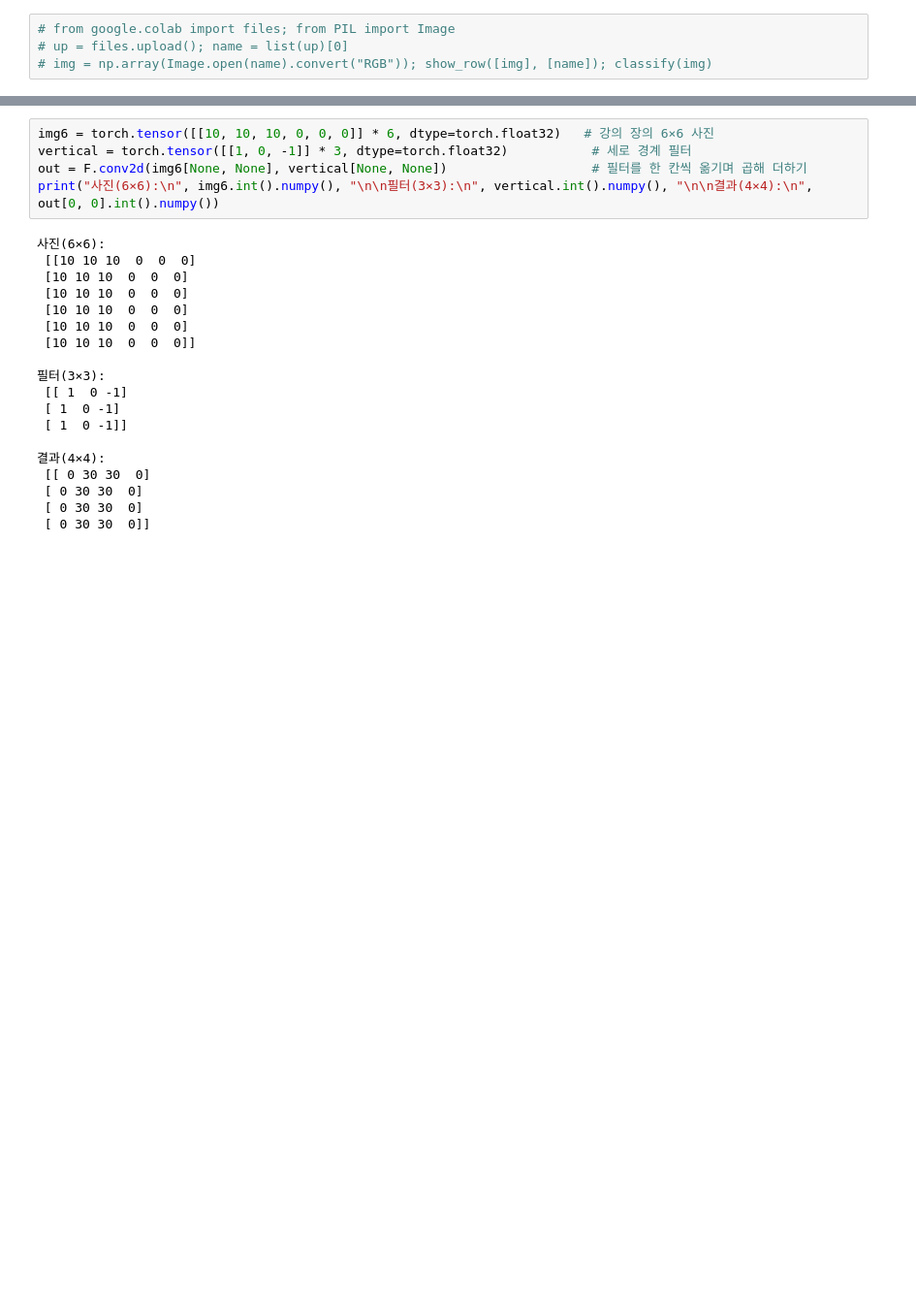
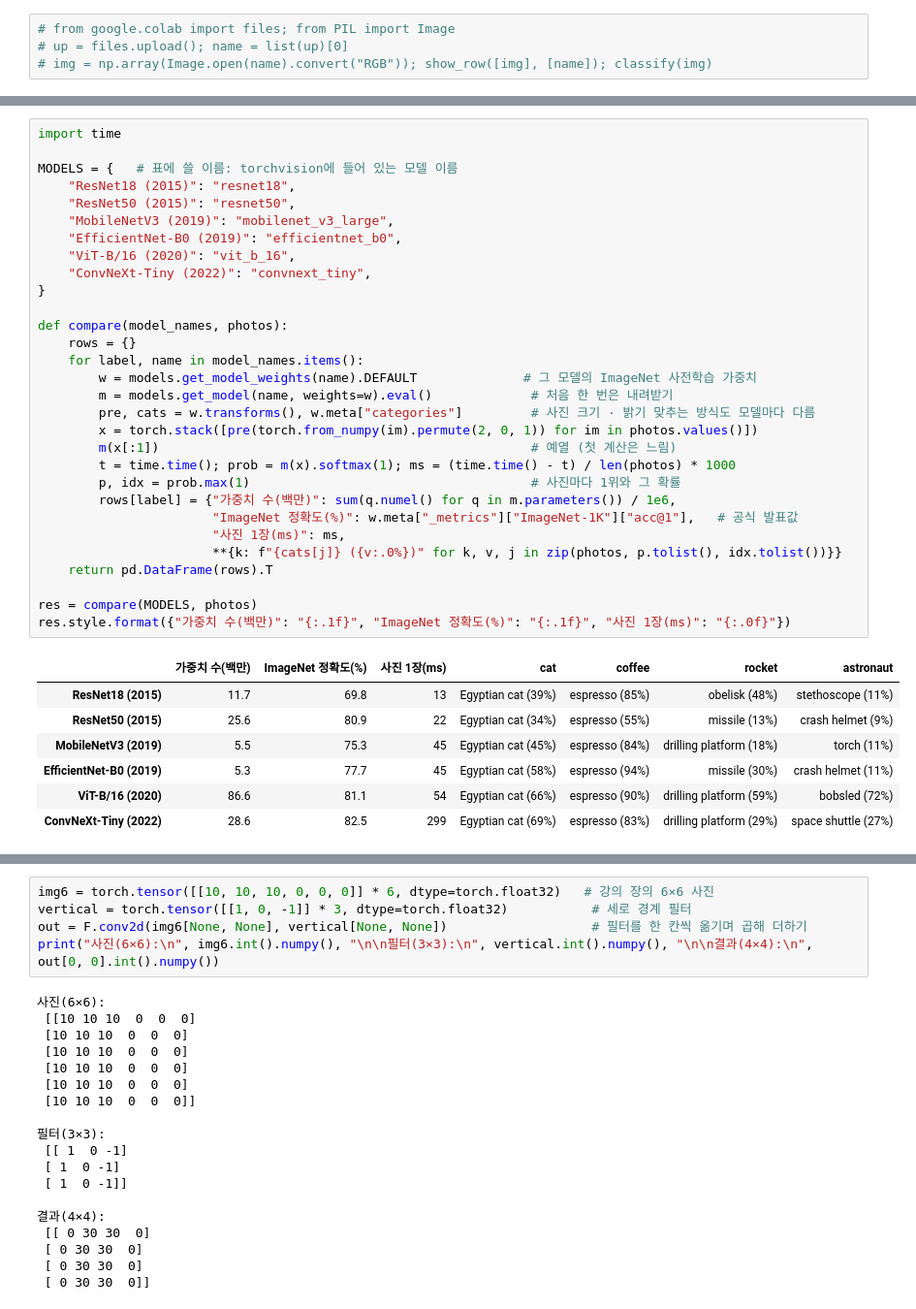
Before and after one commit to sunghoonim/stat-ai-2026, a Jupyter notebook: lab1_inference_cnn_rnn_transformer.ipynb, the cells around one changed output, grey strips where cells are left out. Shown at 97% size. Cells and saved outputs as stored; diff of their text form; blank space fills up the shorter version.

```diff
--- a/lab0_inference_cnn_rnn_transformer.ipynb
+++ b/lab1_inference_cnn_rnn_transformer.ipynb
@@ -117,0 +131,38 @@ pd.DataFrame({name: [f"{c} ({p:.1%})" for c, p in r] for name, r in results.item
+# %%
+import time
+
+MODELS = {   # 표에 쓸 이름: torchvision에 들어 있는 모델 이름
+    "ResNet18 (2015)": "resnet18",
+    "ResNet50 (2015)": "resnet50",
+    "MobileNetV3 (2019)": "mobilenet_v3_large",
+    "EfficientNet-B0 (2019)": "efficientnet_b0",
+    "ViT-B/16 (2020)": "vit_b_16",
+    "ConvNeXt-Tiny (2022)": "convnext_tiny",
+}
+
+def compare(model_names, photos):
+    rows = {}
+    for label, name in model_names.items():
+        w = models.get_model_weights(name).DEFAULT              # 그 모델의 ImageNet 사전학습 가중치
+        m = models.get_model(name, weights=w).eval()             # 처음 한 번은 내려받기
+        pre, cats = w.transforms(), w.meta["categories"]         # 사진 크기 · 밝기 맞추는 방식도 모델마다 다름
+        x = torch.stack([pre(torch.from_numpy(im).permute(2, 0, 1)) for im in photos.values()])
+        m(x[:1])                                                 # 예열 (첫 계산은 느림)
+        t = time.time(); prob = m(x).softmax(1); ms = (time.time() - t) / len(photos) * 1000
+        p, idx = prob.max(1)                                     # 사진마다 1위와 그 확률
+        rows[label] = {"가중치 수(백만)": sum(q.numel() for q in m.parameters()) / 1e6,
+                       "ImageNet 정확도(%)": w.meta["_metrics"]["ImageNet-1K"]["acc@1"],   # 공식 발표값
+                       "사진 1장(ms)": ms,
+                       **{k: f"{cats[j]} ({v:.0%})" for k, v, j in zip(photos, p.tolist(), idx.tolist())}}
+    return pd.DataFrame(rows).T
+
+res = compare(MODELS, photos)
+res.style.format({"가중치 수(백만)": "{:.1f}", "ImageNet 정확도(%)": "{:.1f}", "사진 1장(ms)": "{:.0f}"})
+# %% [output]
+|  | 가중치 수(백만) | ImageNet 정확도(%) | 사진 1장(ms) | cat | coffee | rocket | astronaut |
+| ResNet18 (2015) | 11.7 | 69.8 | 13 | Egyptian cat (39%) | espresso (85%) | obelisk (48%) | stethoscope (11%) |
+| ResNet50 (2015) | 25.6 | 80.9 | 22 | Egyptian cat (34%) | espresso (55%) | missile (13%) | crash helmet (9%) |
+| MobileNetV3 (2019) | 5.5 | 75.3 | 45 | Egyptian cat (45%) | espresso (84%) | drilling platform (18%) | torch (11%) |
+| EfficientNet-B0 (2019) | 5.3 | 77.7 | 45 | Egyptian cat (58%) | espresso (94%) | missile (30%) | crash helmet (11%) |
+| ViT-B/16 (2020) | 86.6 | 81.1 | 54 | Egyptian cat (66%) | espresso (90%) | drilling platform (59%) | bobsled (72%) |
+| ConvNeXt-Tiny (2022) | 28.6 | 82.5 | 299 | Egyptian cat (69%) | espresso (83%) | drilling platform (29%) | space shuttle (27%) |
```
Also changed, not shown: parts of 15 cells of this notebook, 7 other files.
